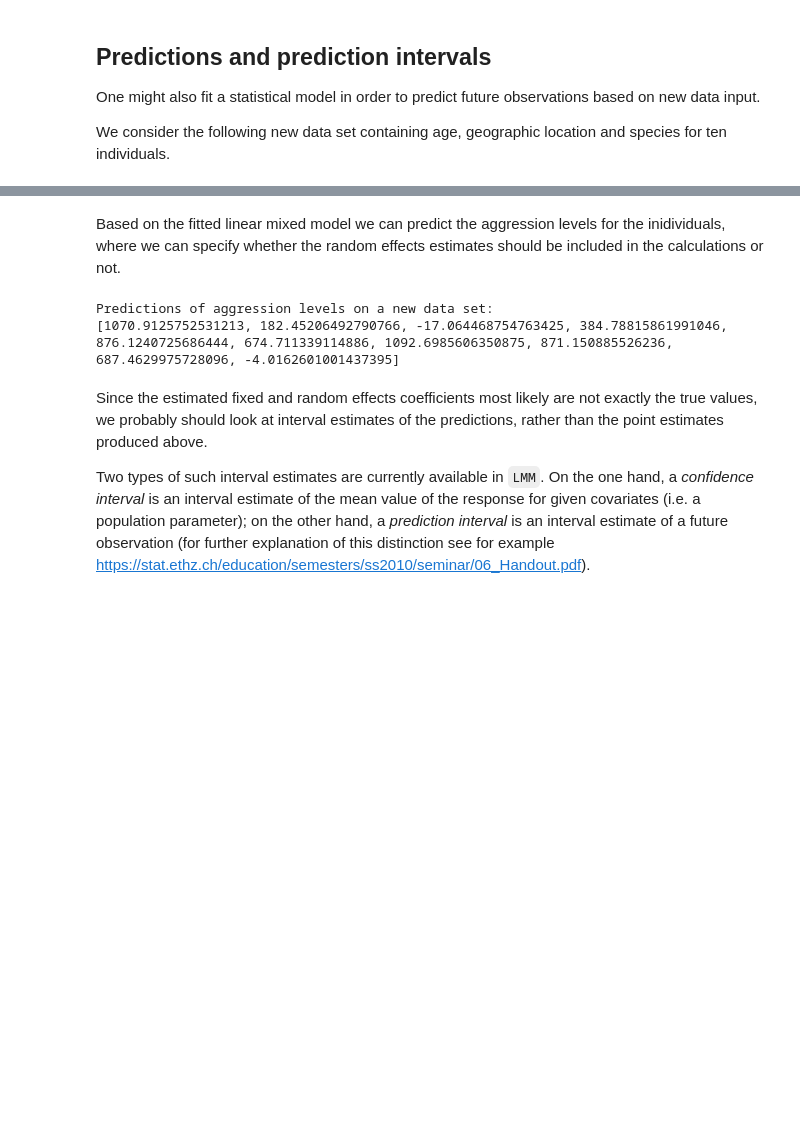
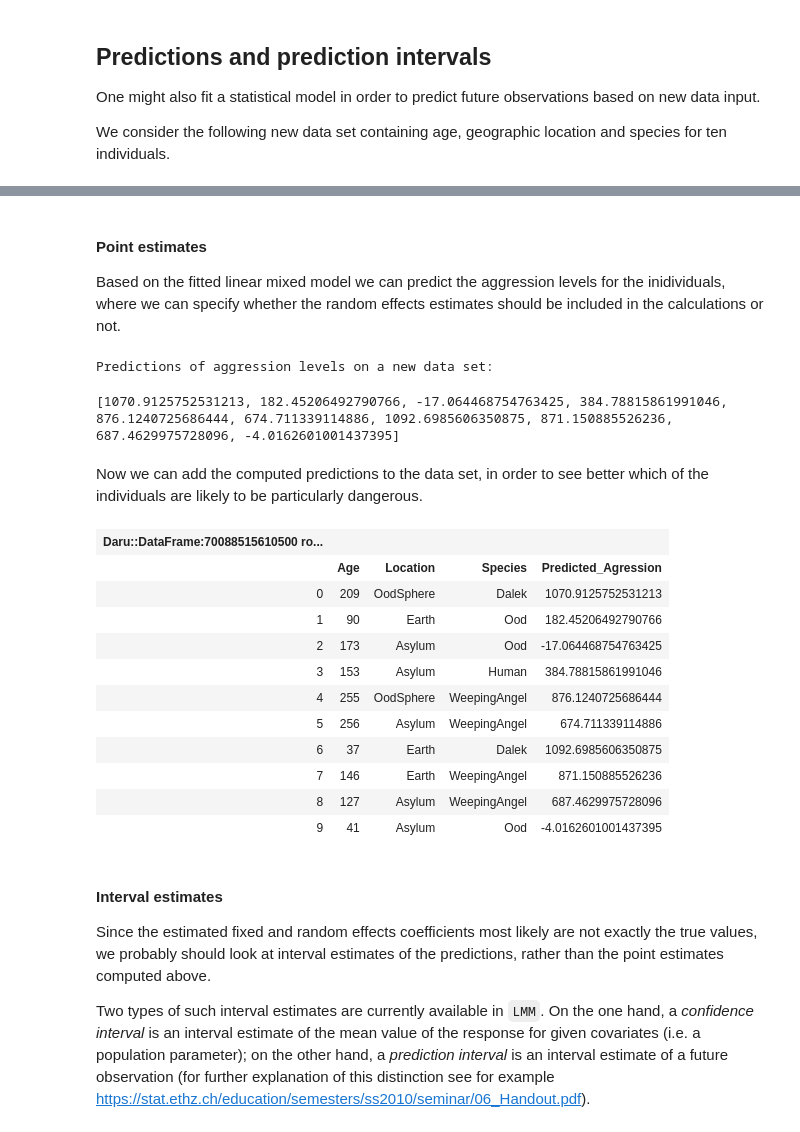
Before and after one commit to agisga/mixed_models, a Jupyter notebook: notebooks/LMM.ipynb, the cells around one changed output, grey strips where cells are left out. Drawn from its saved outputs; the diff is of its cells as text; code cells hidden in the pictures; blank space fills up the shorter version.

```diff
--- a/notebooks/LMM.ipynb
+++ b/notebooks/LMM.ipynb
@@ -171,15 +235,38 @@ newdata = Daru::DataFrame.from_csv '../examples/data/alien_species_newdata.csv'
 | 8 | 127 | Asylum | WeepingAngel |
 | 9 | 41 | Asylum | Ood |
 # %% [markdown]
+#### Point estimates
+
 Based on the fitted linear mixed model we can predict the aggression levels for the inidividuals, where we can specify whether the random effects estimates should be included in the calculations or not.
 # %%
 puts "Predictions of aggression levels on a new data set:"
-puts model_fit.predict(newdata: newdata, with_ran_ef: true)
+pred =  model_fit.predict(newdata: newdata, with_ran_ef: true)
 # %% [output]
 Predictions of aggression levels on a new data set:
-[1070.9125752531213, 182.45206492790766, -17.064468754763425, 384.78815861991046, 876.1240725686444, 674.711339114886, 1092.6985606350875, 871.150885526236, 687.4629975728096, -4.0162601001437395]
+[1070.9125752531213, 182.45206492790766, -17.064468754763425, 384.78815861991046, 876.1240725686444, 674.711339114886, 1092.6985606350875, 871.150885526236, 687.4629975728096, -4.0162601001437395]
+# %% [markdown]
+Now we can add the computed predictions to the data set, in order to see better which of the individuals are likely to be particularly dangerous.
+# %%
+newdata = Daru::DataFrame.from_csv '../examples/data/alien_species_newdata.csv'
+newdata[:Predicted_Agression] = pred
+newdata
+# %% [output]
+| Daru::DataFrame:70088515610500 ro... |  |  |  |  |
+|  | Age | Location | Species | Predicted_Agression |
+| 0 | 209 | OodSphere | Dalek | 1070.9125752531213 |
+| 1 | 90 | Earth | Ood | 182.45206492790766 |
+| 2 | 173 | Asylum | Ood | -17.064468754763425 |
+| 3 | 153 | Asylum | Human | 384.78815861991046 |
+| 4 | 255 | OodSphere | WeepingAngel | 876.1240725686444 |
+| 5 | 256 | Asylum | WeepingAngel | 674.711339114886 |
+| 6 | 37 | Earth | Dalek | 1092.6985606350875 |
+| 7 | 146 | Earth | WeepingAngel | 871.150885526236 |
+| 8 | 127 | Asylum | WeepingAngel | 687.4629975728096 |
+| 9 | 41 | Asylum | Ood | -4.0162601001437395 |
 # %% [markdown]
-Since the estimated fixed and random effects coefficients most likely are not exactly the true values, we probably should look at interval estimates of the predictions, rather than the point estimates produced above.
+#### Interval estimates
+
+Since the estimated fixed and random effects coefficients most likely are not exactly the true values, we probably should look at interval estimates of the predictions, rather than the point estimates computed above.
 
 Two types of such interval estimates are currently available in `LMM`. On the one hand, a *confidence interval* is an interval estimate of the mean value of the response for given covariates (i.e. a population parameter); on the other hand, a *prediction interval* is an interval estimate of a future observation (for further explanation of this distinction see for example <https://stat.ethz.ch/education/semesters/ss2010/seminar/06_Handout.pdf>).
 # %%
```
Also changed, not shown: parts of 18 cells of this notebook.
